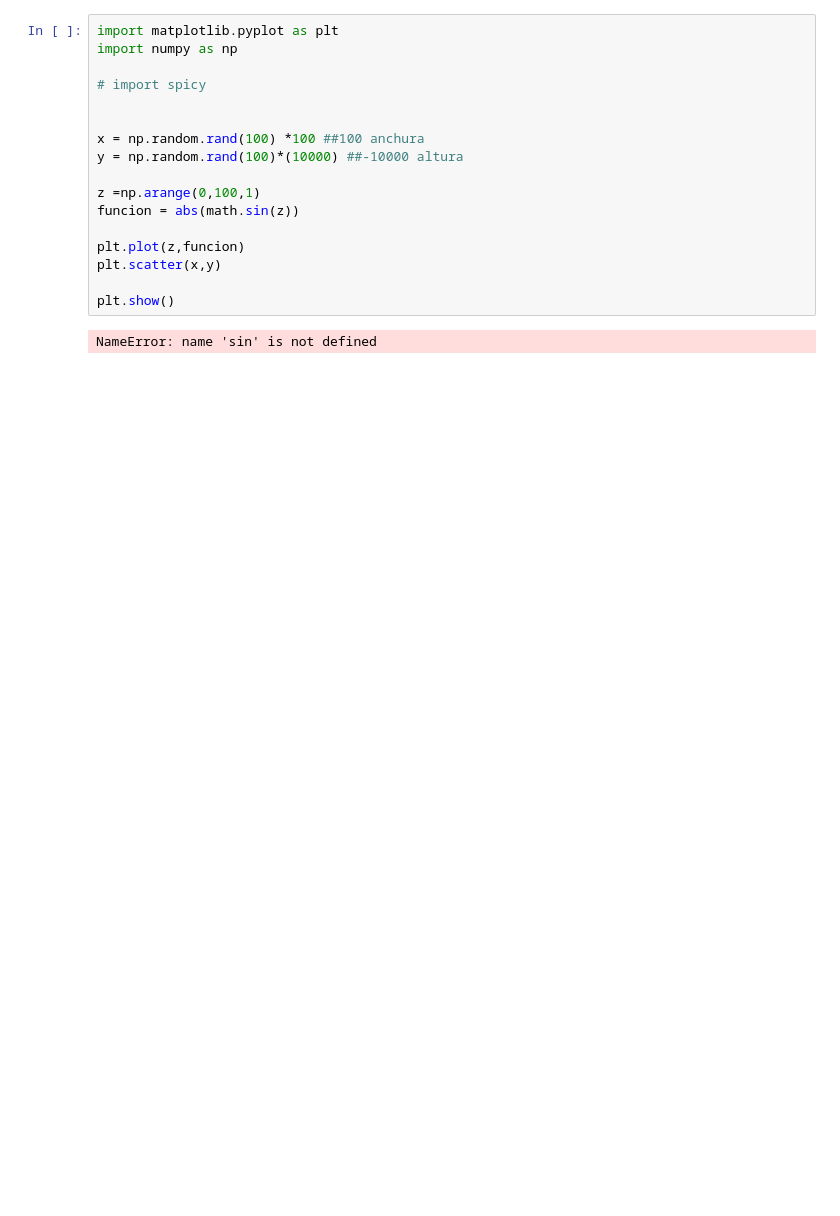
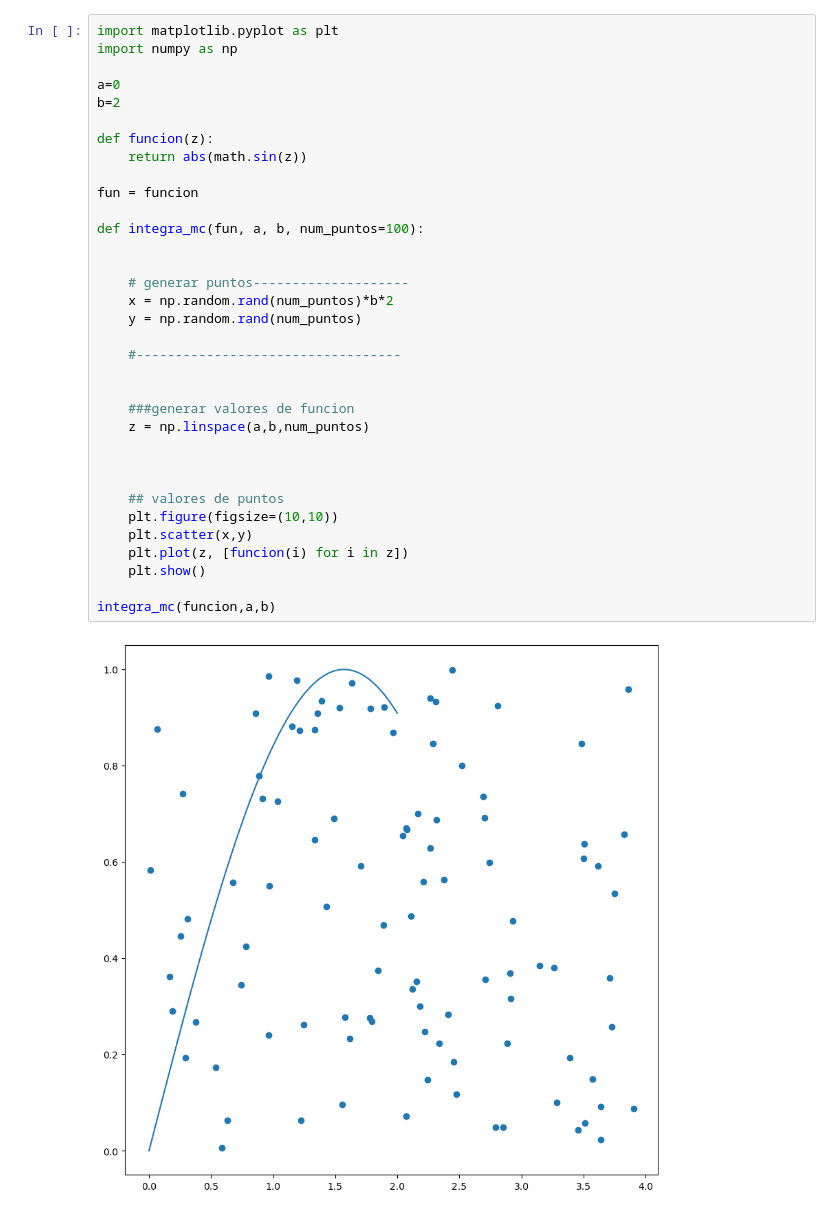
Before and after one commit to angelldavidd/IAIC, a Jupyter notebook: Practica_0/practica_0.ipynb, the cells around one changed output. Saved outputs shown, nothing was run; the diff lists cells and outputs as text; blank space fills up the shorter version.

```diff
--- a/Practica_0/practica_0.ipynb
+++ b/Practica_0/practica_0.ipynb
@@ -1,19 +1,36 @@
-# %%
-import matplotlib.pyplot as plt
-import numpy as np
-
-# import spicy
-
-
-x = np.random.rand(100) *100 ##100 anchura
-y = np.random.rand(100)*(10000) ##-10000 altura
-
-z =np.arange(0,100,1)
-funcion = abs(math.sin(z))
-
-plt.plot(z,funcion)
-plt.scatter(x,y)
-
-plt.show()
-# %% [output]
-NameError: name 'sin' is not defined
+# %%
+import matplotlib.pyplot as plt
+import numpy as np
+
+a=0
+b=2
+
+def funcion(z):
+    return abs(math.sin(z))
+
+fun = funcion
+
+def integra_mc(fun, a, b, num_puntos=100):
+
+
+    # generar puntos--------------------
+    x = np.random.rand(num_puntos)*b*2
+    y = np.random.rand(num_puntos)
+
+    #----------------------------------
+
+
+    ###generar valores de funcion
+    z = np.linspace(a,b,num_puntos)
+
+
+
+    ## valores de puntos
+    plt.figure(figsize=(10,10))
+    plt.scatter(x,y)
+    plt.plot(z, [funcion(i) for i in z])
+    plt.show()
+
+integra_mc(funcion,a,b)
+# %% [output]
+[figure, added]
```
